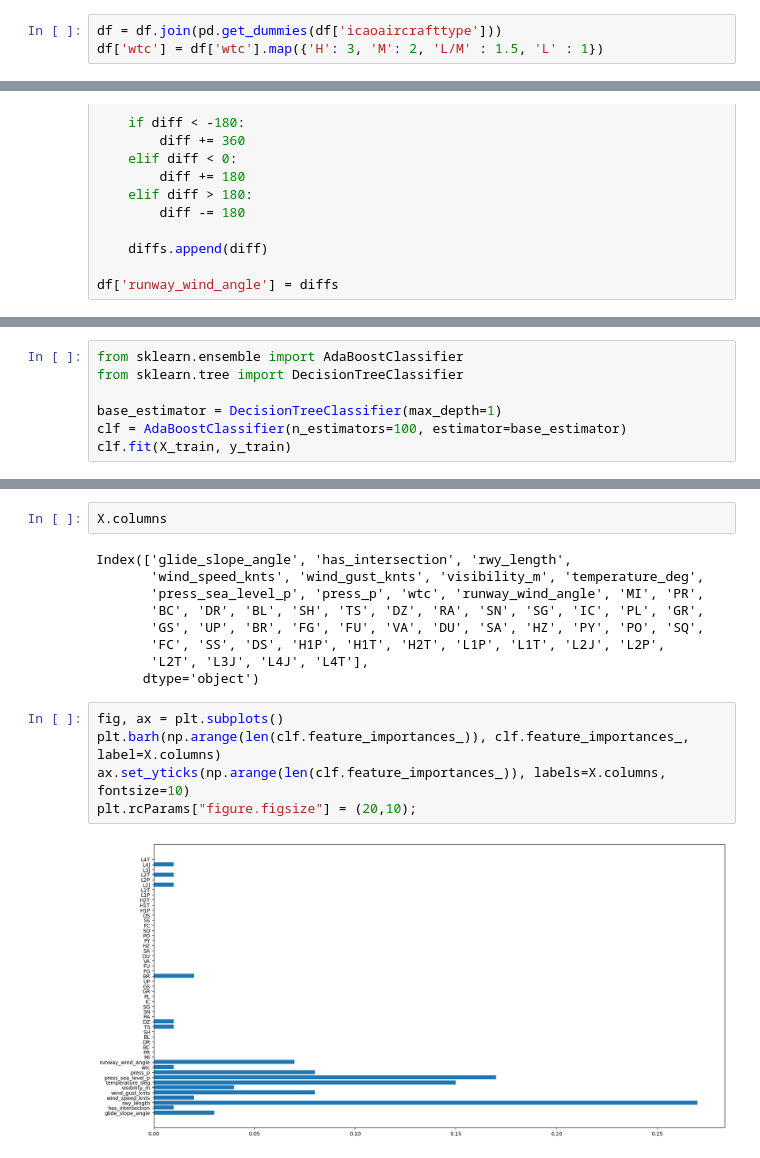
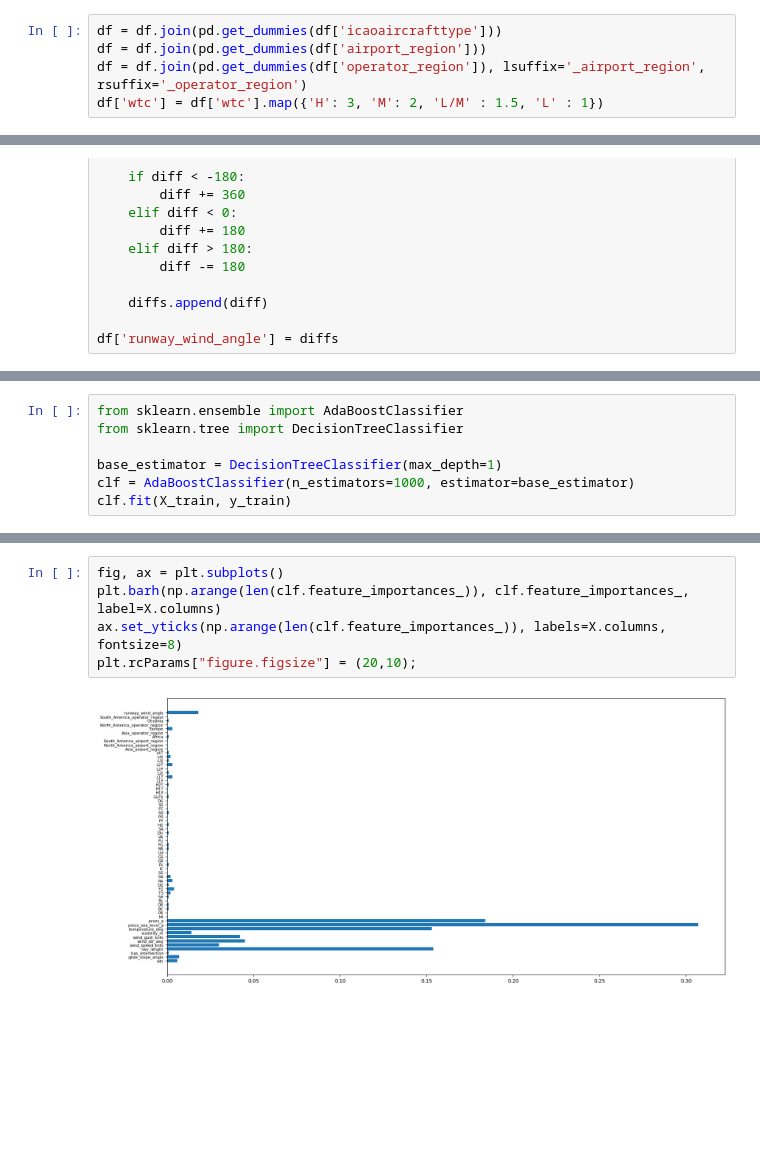
Before and after one commit to samuelBobick/go-arounds, a Jupyter notebook: go-arounds.ipynb, the cells around one changed output, grey strips where cells are left out. Drawn from its saved outputs; the diff is of its cells as text; blank space fills up the shorter version.

```diff
--- a/go-arounds.ipynb
+++ b/go-arounds.ipynb
@@ -116,3 +82,5 @@ One-hot encoding icao aircraft type (info here: https://skybrary.aero/articles/a
 # %%
 df = df.join(pd.get_dummies(df['icaoaircrafttype']))
+df = df.join(pd.get_dummies(df['airport_region']))
+df = df.join(pd.get_dummies(df['operator_region']), lsuffix='_airport_region', rsuffix='_operator_region')
 df['wtc'] = df['wtc'].map({'H': 3, 'M': 2, 'L/M' : 1.5, 'L' : 1})
@@ -205,7 +134,7 @@ from sklearn.ensemble import AdaBoostClassifier
 from sklearn.tree import DecisionTreeClassifier
 
 base_estimator = DecisionTreeClassifier(max_depth=1)
-clf = AdaBoostClassifier(n_estimators=100, estimator=base_estimator)
+clf = AdaBoostClassifier(n_estimators=1000, estimator=base_estimator)
 clf.fit(X_train, y_train)
 # %% [output]
 AdaBoostClassifier(estimator=DecisionTreeClassifier(max_depth=1),
@@ -239,18 +146,7 @@ array([0.03, 0.01, 0.27, 0.02, 0.08, 0.04, 0.15, 0.17, 0.08, 0.01, 0.07,
-# %%
-X.columns
-# %% [output]
-Index(['glide_slope_angle', 'has_intersection', 'rwy_length',
-       'wind_speed_knts', 'wind_gust_knts', 'visibility_m', 'temperature_deg',
-       'press_sea_level_p', 'press_p', 'wtc', 'runway_wind_angle', 'MI', 'PR',
-       'BC', 'DR', 'BL', 'SH', 'TS', 'DZ', 'RA', 'SN', 'SG', 'IC', 'PL', 'GR',
-       'GS', 'UP', 'BR', 'FG', 'FU', 'VA', 'DU', 'SA', 'HZ', 'PY', 'PO', 'SQ',
-       'FC', 'SS', 'DS', 'H1P', 'H1T', 'H2T', 'L1P', 'L1T', 'L2J', 'L2P',
-       'L2T', 'L3J', 'L4J', 'L4T'],
-      dtype='object')
 # %%
 fig, ax = plt.subplots()
 plt.barh(np.arange(len(clf.feature_importances_)), clf.feature_importances_, label=X.columns)
-ax.set_yticks(np.arange(len(clf.feature_importances_)), labels=X.columns, fontsize=10)
+ax.set_yticks(np.arange(len(clf.feature_importances_)), labels=X.columns, fontsize=8)
 plt.rcParams["figure.figsize"] = (20,10);
 # %% [output]
-[figure, old version]
+[figure, new version]
```
Also changed, not shown: parts of 36 cells of this notebook.
